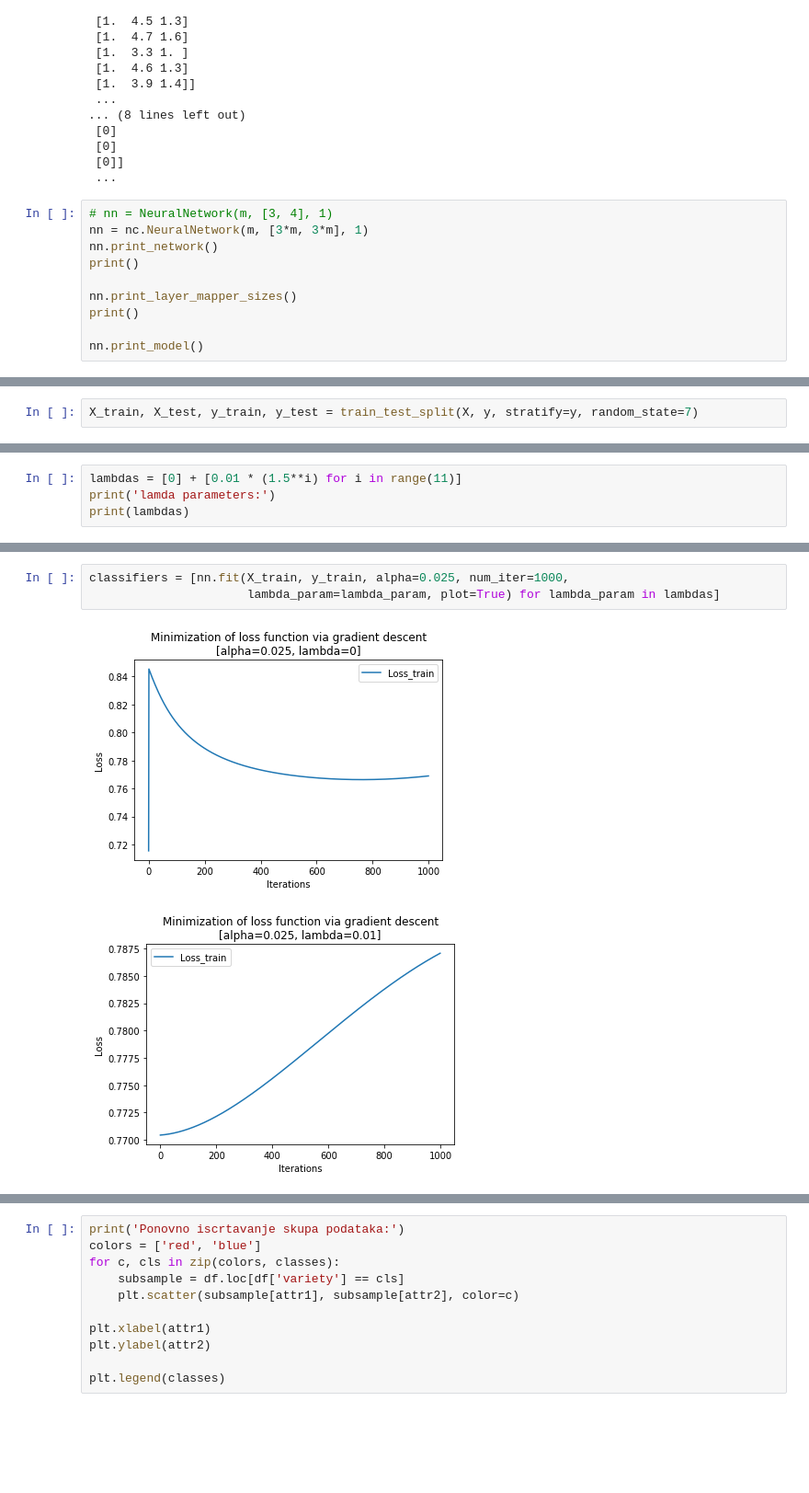
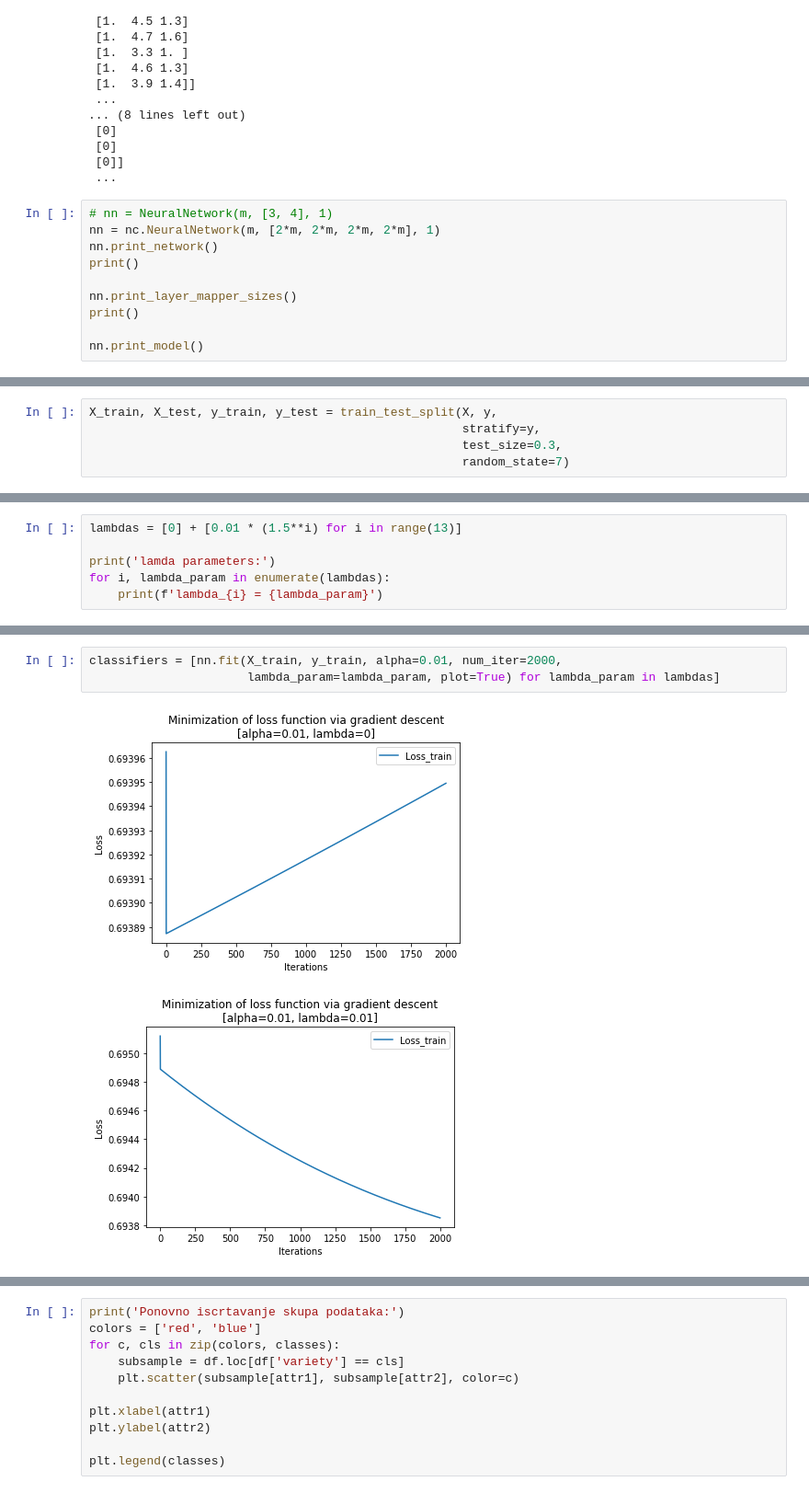
Before and after one commit to alexein777/ml-model-implementations, a Jupyter notebook: andrew_ng/06_neural_binary_classification_NEW.ipynb, the cells around one changed output, grey strips where cells are left out. Shown at 92% size. Saved outputs shown, nothing was run; the diff lists cells and outputs as text; blank space fills up the shorter version.

Commit message:
learning curves fix

```diff
--- a/andrew_ng/06_neural_binary_classification_NEW.ipynb
+++ b/andrew_ng/06_neural_binary_classification_NEW.ipynb
@@ -133,7 +133,7 @@ Podaci:
  ...
 # %%
 # nn = NeuralNetwork(m, [3, 4], 1)
-nn = nc.NeuralNetwork(m, [3*m, 3*m], 1)
+nn = nc.NeuralNetwork(m, [2*m, 2*m, 2*m, 2*m], 1)
 nn.print_network()
 print()
 
@@ -162,5 +162,8 @@ W_2: 2 -> 3
 # %%
-X_train, X_test, y_train, y_test = train_test_split(X, y, stratify=y, random_state=7)
+X_train, X_test, y_train, y_test = train_test_split(X, y,
+                                                    stratify=y,
+                                                    test_size=0.3,
+                                                    random_state=7)
 # %%
 print(f'X_train:')
 print(X_train)
@@ -226,6 +226,8 @@ Testiranje backrpopagation algoritma:
 # %%
-lambdas = [0] + [0.01 * (1.5**i) for i in range(11)]
+lambdas = [0] + [0.01 * (1.5**i) for i in range(13)]
+
 print('lamda parameters:')
-print(lambdas)
+for i, lambda_param in enumerate(lambdas):
+    print(f'lambda_{i} = {lambda_param}')
 # %% [output]
 lamda parameters:
@@ -233,6 +248,6 @@ lamda parameters:
 # %%
-classifiers = [nn.fit(X_train, y_train, alpha=0.025, num_iter=1000,
+classifiers = [nn.fit(X_train, y_train, alpha=0.01, num_iter=2000,
                       lambda_param=lambda_param, plot=True) for lambda_param in lambdas]
 # %% [output]
-[figure, old version]
+[figure, new version]
-[figure, old version]
+[figure, new version]
```
Also changed, not shown: parts of 12 cells of this notebook, 6 other files.
